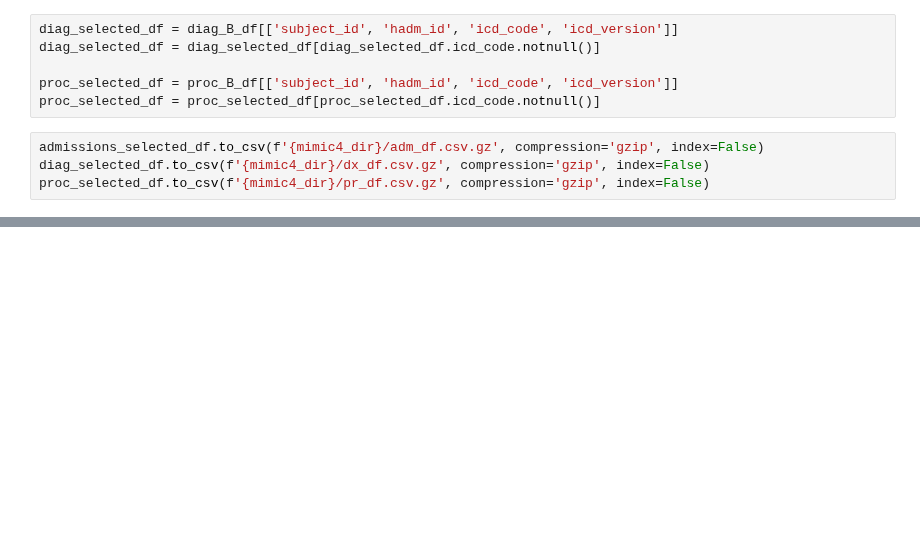
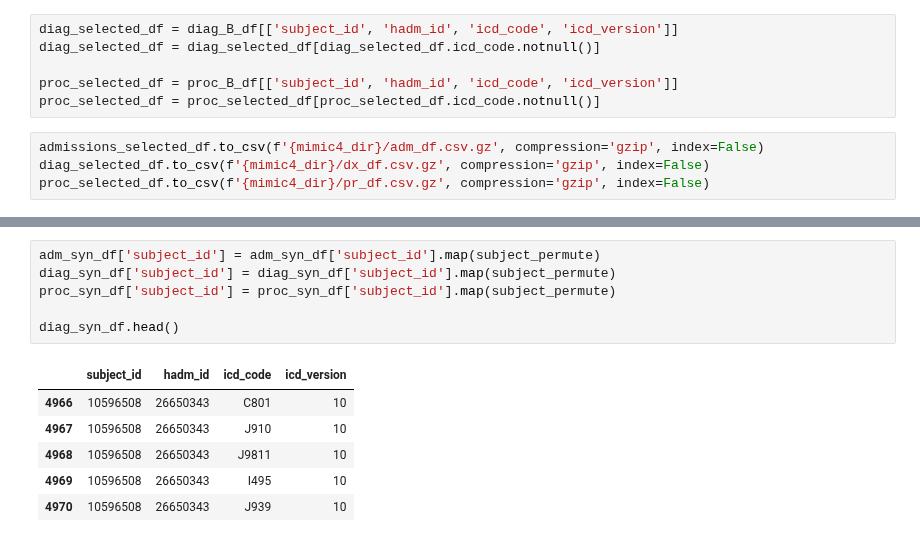
Before and after one commit to barahona-research-group/ICE-NODE, a Jupyter notebook: notebooks/lsr_dx_mimic4v2.0_preparation.ipynb, the cells around one changed output, grey strips where cells are left out. Saved outputs shown, nothing was run; the diff lists cells and outputs as text; blank space fills up the shorter version.

```diff
--- a/notebooks/lsr_dx_mimic4v2.0_preparation.ipynb
+++ b/notebooks/lsr_dx_mimic4v2.0_preparation.ipynb
@@ -207,0 +245,13 @@ proc_selected_df.to_csv(f'{mimic4_dir}/pr_df.csv.gz', compression='gzip', index=
+# %%
+adm_syn_df['subject_id'] = adm_syn_df['subject_id'].map(subject_permute)
+diag_syn_df['subject_id'] = diag_syn_df['subject_id'].map(subject_permute)
+proc_syn_df['subject_id'] = proc_syn_df['subject_id'].map(subject_permute)
+
+diag_syn_df.head()
+# %% [output]
+|  | subject_id | hadm_id | icd_code | icd_version |
+| 4966 | 10596508 | 26650343 | C801 | 10 |
+| 4967 | 10596508 | 26650343 | J910 | 10 |
+| 4968 | 10596508 | 26650343 | J9811 | 10 |
+| 4969 | 10596508 | 26650343 | I495 | 10 |
+| 4970 | 10596508 | 26650343 | J939 | 10 |
```
Also changed, not shown: parts of 15 cells of this notebook, 18 other files.
